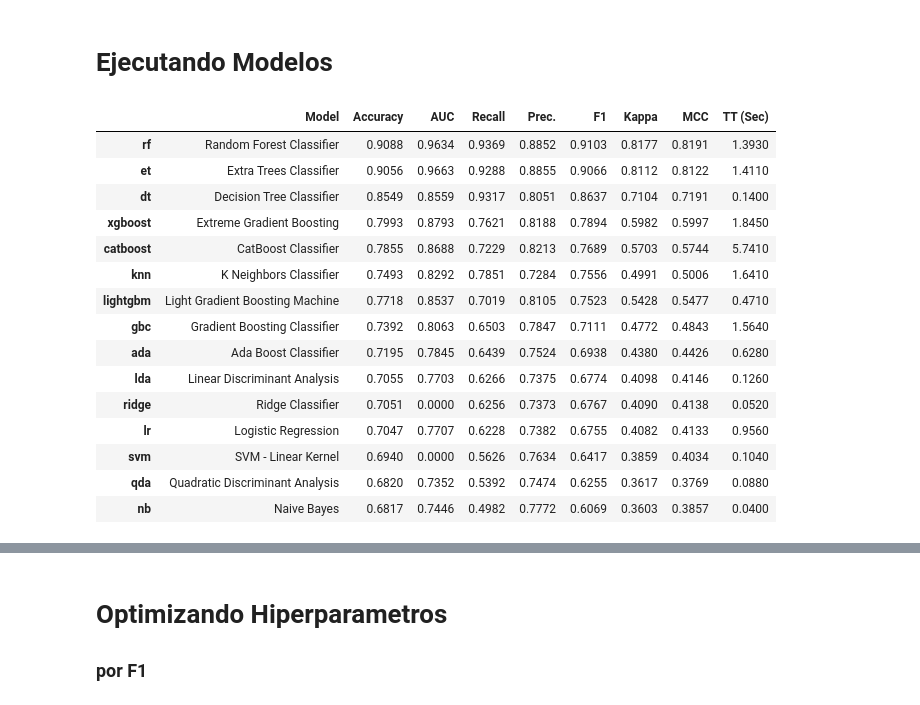
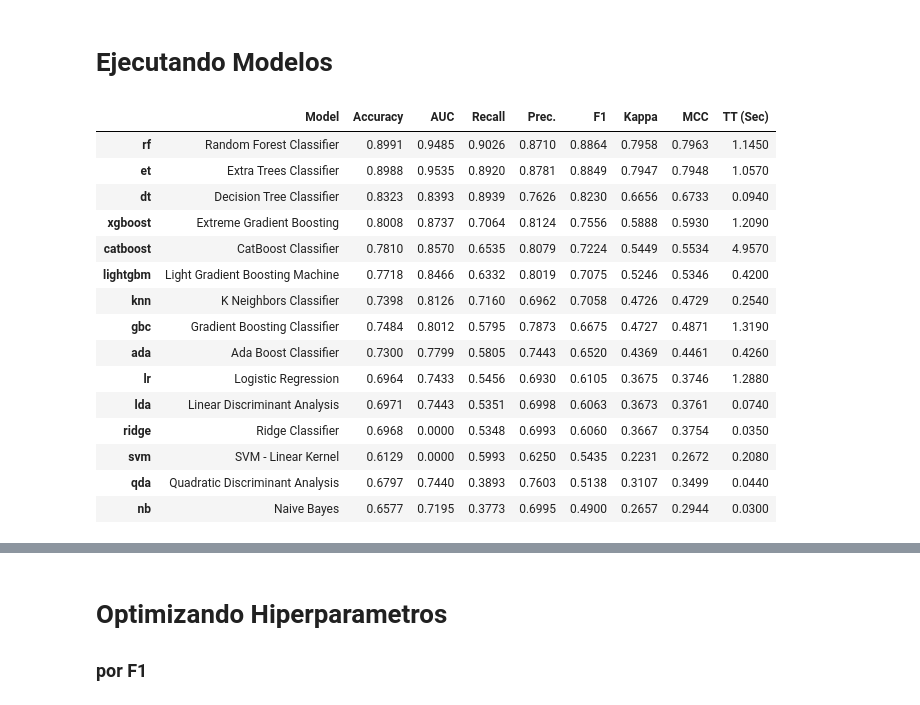
Before and after one commit to leobrandoon/marketing_datascience_binario, a Jupyter notebook: problema_mtk_lego.ipynb, the cells around one changed output, grey strips where cells are left out. Cells and saved outputs as stored; diff of their text form; code cells hidden in the pictures.

Commit message:
Modelo final
No logre mejorar el rendimiento del modelo

```diff
--- a/problema_mtk_lego.ipynb
+++ b/problema_mtk_lego.ipynb
@@ -352,5 +393,5 @@ NameError: name 'df_train_trans' is not defined
 # %%
-random_over = RandomOverSampler(sampling_strategy='auto',
+random_over = RandomOverSampler(sampling_strategy=0.8,
                                random_state=123)
 
 X_over,y_over = random_over.fit_resample(x,y)
@@ -370,12 +418,0 @@ y = df_train_oh['y']
-# %%
-random_over = RandomOverSampler(sampling_strategy='auto',
-                               random_state=123)
-
-X_over,y_over = random_over.fit_resample(x,y)
-df_over = X_over
-df_over['y'] = y_over
-
-print(df_over.y.value_counts()/df_over.shape[0])
-print(df_over.y.value_counts())
-print(df_over.shape)
-df_over.head()
@@ -422,7 +453,5 @@ df_under.head()
 # %% [markdown]
 # Ejecutando Modelos
 # %%
-#df_train_trans
-#df_over
-#df_under
-#df_train_oh
+df_ov = df_over.copy()
+df_ov_oh = df_over_oh.copy()
@@ -431,26 +458,26 @@ df_under.head()
 # %%
 from pycaret.classification import *
-clf1 = setup(data = df_over,
+clf1 = setup(data = df_ov,
              target = 'y',
              train_size=0.3,
              session_id=123,
             )
 
-best_model = compare_models(sort = 'F1')
+best_model_1 = compare_models(sort = 'F1')
 # %% [output]
 |  | Model | Accuracy | AUC | Recall | Prec. | F1 | Kappa | MCC | TT (Sec) |
-| rf | Random Forest Classifier | 0.9088 | 0.9634 | 0.9369 | 0.8852 | 0.9103 | 0.8177 | 0.8191 | 1.3930 |
-| et | Extra Trees Classifier | 0.9056 | 0.9663 | 0.9288 | 0.8855 | 0.9066 | 0.8112 | 0.8122 | 1.4110 |
-| dt | Decision Tree Classifier | 0.8549 | 0.8559 | 0.9317 | 0.8051 | 0.8637 | 0.7104 | 0.7191 | 0.1400 |
-| xgboost | Extreme Gradient Boosting | 0.7993 | 0.8793 | 0.7621 | 0.8188 | 0.7894 | 0.5982 | 0.5997 | 1.8450 |
-| catboost | CatBoost Classifier | 0.7855 | 0.8688 | 0.7229 | 0.8213 | 0.7689 | 0.5703 | 0.5744 | 5.7410 |
-| knn | K Neighbors Classifier | 0.7493 | 0.8292 | 0.7851 | 0.7284 | 0.7556 | 0.4991 | 0.5006 | 1.6410 |
-| lightgbm | Light Gradient Boosting Machine | 0.7718 | 0.8537 | 0.7019 | 0.8105 | 0.7523 | 0.5428 | 0.5477 | 0.4710 |
-| gbc | Gradient Boosting Classifier | 0.7392 | 0.8063 | 0.6503 | 0.7847 | 0.7111 | 0.4772 | 0.4843 | 1.5640 |
-| ada | Ada Boost Classifier | 0.7195 | 0.7845 | 0.6439 | 0.7524 | 0.6938 | 0.4380 | 0.4426 | 0.6280 |
-| lda | Linear Discriminant Analysis | 0.7055 | 0.7703 | 0.6266 | 0.7375 | 0.6774 | 0.4098 | 0.4146 | 0.1260 |
-| ridge | Ridge Classifier | 0.7051 | 0.0000 | 0.6256 | 0.7373 | 0.6767 | 0.4090 | 0.4138 | 0.0520 |
-| lr | Logistic Regression | 0.7047 | 0.7707 | 0.6228 | 0.7382 | 0.6755 | 0.4082 | 0.4133 | 0.9560 |
-| svm | SVM - Linear Kernel | 0.6940 | 0.0000 | 0.5626 | 0.7634 | 0.6417 | 0.3859 | 0.4034 | 0.1040 |
-| qda | Quadratic Discriminant Analysis | 0.6820 | 0.7352 | 0.5392 | 0.7474 | 0.6255 | 0.3617 | 0.3769 | 0.0880 |
-| nb | Naive Bayes | 0.6817 | 0.7446 | 0.4982 | 0.7772 | 0.6069 | 0.3603 | 0.3857 | 0.0400 |
+| rf | Random Forest Classifier | 0.8991 | 0.9485 | 0.9026 | 0.8710 | 0.8864 | 0.7958 | 0.7963 | 1.1450 |
+| et | Extra Trees Classifier | 0.8988 | 0.9535 | 0.8920 | 0.8781 | 0.8849 | 0.7947 | 0.7948 | 1.0570 |
+| dt | Decision Tree Classifier | 0.8323 | 0.8393 | 0.8939 | 0.7626 | 0.8230 | 0.6656 | 0.6733 | 0.0940 |
+| xgboost | Extreme Gradient Boosting | 0.8008 | 0.8737 | 0.7064 | 0.8124 | 0.7556 | 0.5888 | 0.5930 | 1.2090 |
+| catboost | CatBoost Classifier | 0.7810 | 0.8570 | 0.6535 | 0.8079 | 0.7224 | 0.5449 | 0.5534 | 4.9570 |
+| lightgbm | Light Gradient Boosting Machine | 0.7718 | 0.8466 | 0.6332 | 0.8019 | 0.7075 | 0.5246 | 0.5346 | 0.4200 |
+| knn | K Neighbors Classifier | 0.7398 | 0.8126 | 0.7160 | 0.6962 | 0.7058 | 0.4726 | 0.4729 | 0.2540 |
+| gbc | Gradient Boosting Classifier | 0.7484 | 0.8012 | 0.5795 | 0.7873 | 0.6675 | 0.4727 | 0.4871 | 1.3190 |
+| ada | Ada Boost Classifier | 0.7300 | 0.7799 | 0.5805 | 0.7443 | 0.6520 | 0.4369 | 0.4461 | 0.4260 |
+| lr | Logistic Regression | 0.6964 | 0.7433 | 0.5456 | 0.6930 | 0.6105 | 0.3675 | 0.3746 | 1.2880 |
+| lda | Linear Discriminant Analysis | 0.6971 | 0.7443 | 0.5351 | 0.6998 | 0.6063 | 0.3673 | 0.3761 | 0.0740 |
+| ridge | Ridge Classifier | 0.6968 | 0.0000 | 0.5348 | 0.6993 | 0.6060 | 0.3667 | 0.3754 | 0.0350 |
+| svm | SVM - Linear Kernel | 0.6129 | 0.0000 | 0.5993 | 0.6250 | 0.5435 | 0.2231 | 0.2672 | 0.2080 |
+| qda | Quadratic Discriminant Analysis | 0.6797 | 0.7440 | 0.3893 | 0.7603 | 0.5138 | 0.3107 | 0.3499 | 0.0440 |
+| nb | Naive Bayes | 0.6577 | 0.7195 | 0.3773 | 0.6995 | 0.4900 | 0.2657 | 0.2944 | 0.0300 |
```
Also changed, not shown: parts of 91 cells of this notebook.
